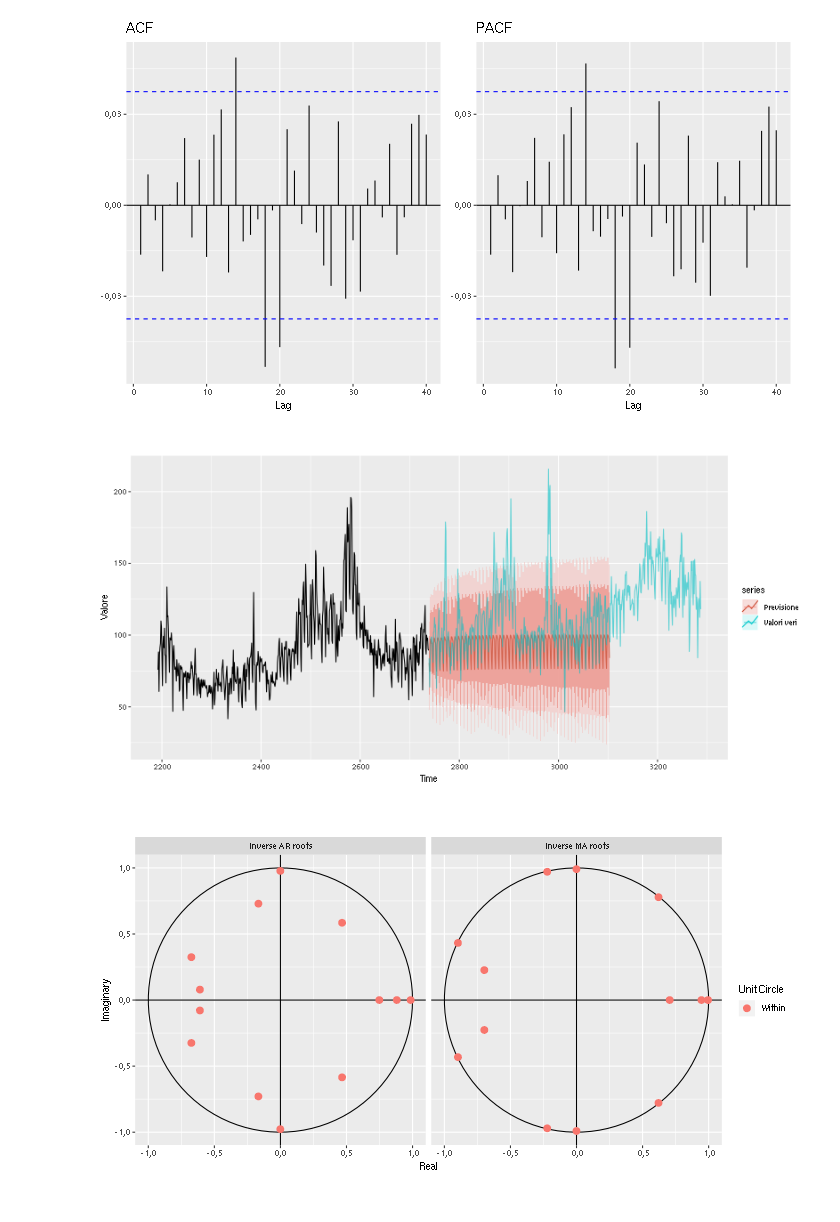
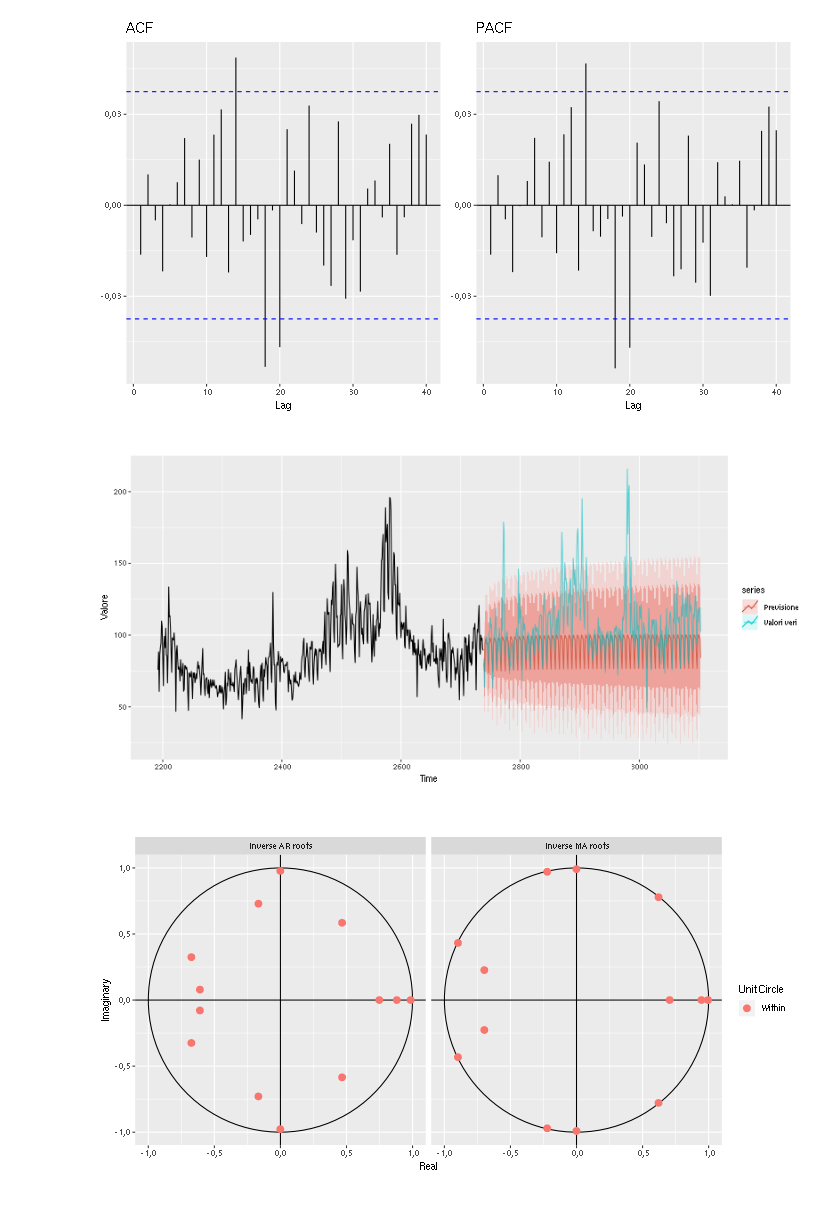
Before and after one commit to pkasela/Time_Series-Project, a Jupyter notebook: Pranav_Kasela_846965.ipynb, the cells around one changed output. Cells and saved outputs as stored; diff of their text form; code cells hidden in the pictures.

```diff
--- a/Pranav_Kasela_846965.ipynb
+++ b/Pranav_Kasela_846965.ipynb
@@ -27,8 +36,8 @@ if (!require("xts")) install.packages('xts')
 # %%
 %%R
 
-path <- ""
-path <- "/content/drive/My Drive/ts_proj/"
+path <- "data/"
+#path <- "/content/drive/My Drive/ts_proj/"
 
 df <- read.csv2(paste0(path,"time_series_dataset.csv"), dec = ".")
 df$Data <- as.Date(df$Data)
@@ -254,14 +263,14 @@ ggtsdisplay_2(best_mod$residuals, lag.max = 40)
 # %%
 %%R -w 800 -h 400
 pred <- forecast(best_mod, h=365)
 
 autoplot(xts_to_ts(idata["2016-01-01/2017-06-30"])) +
   autolayer(pred,series="Previsione", alpha=0.7) +
-  autolayer(xts_to_ts(validation), series="Valori veri", alpha=0.6) +
+  autolayer(xts_to_ts(validation["2017-07-01/2018-06-30"]), series="Valori veri", alpha=0.6) +
   xlab("Time") +
   ylab("Valore")
 # %% [output]
-[figure, old version]
+[figure, new version]
 # %%
 %%R -w 700 -h 400
 autoplot(best_mod)
```
Also changed, not shown: parts of 37 cells of this notebook, 15 other files.
